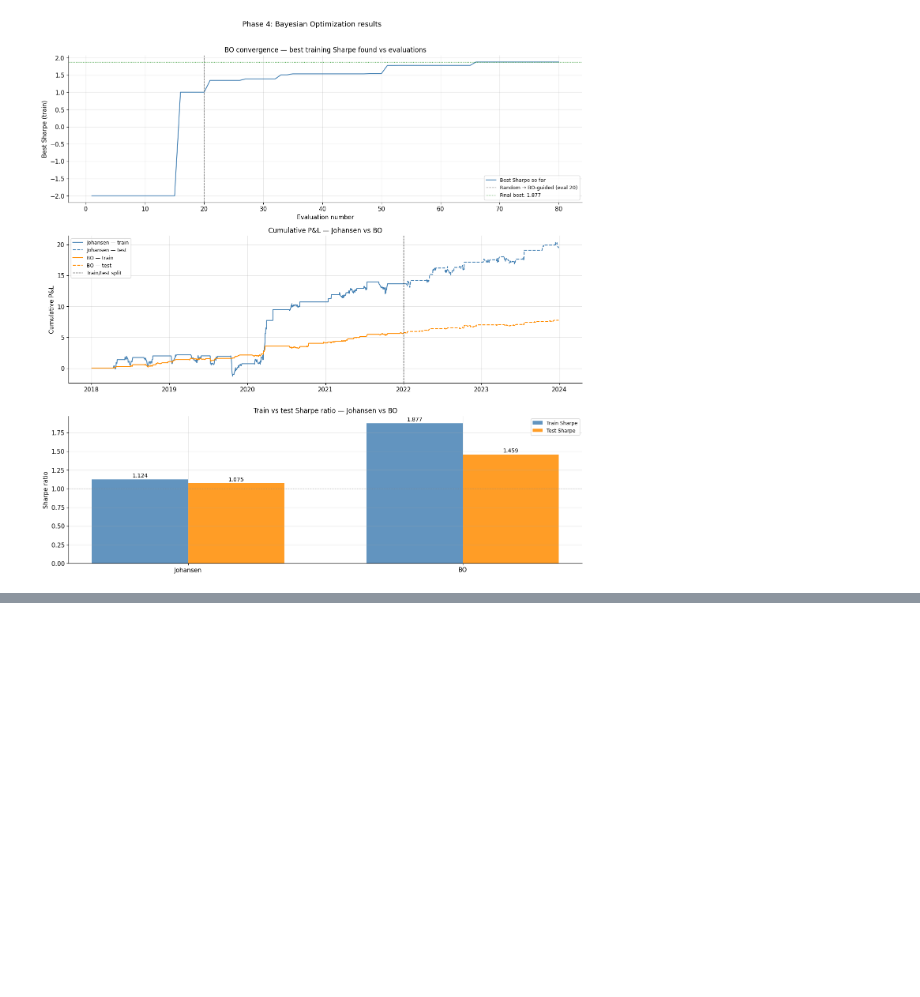
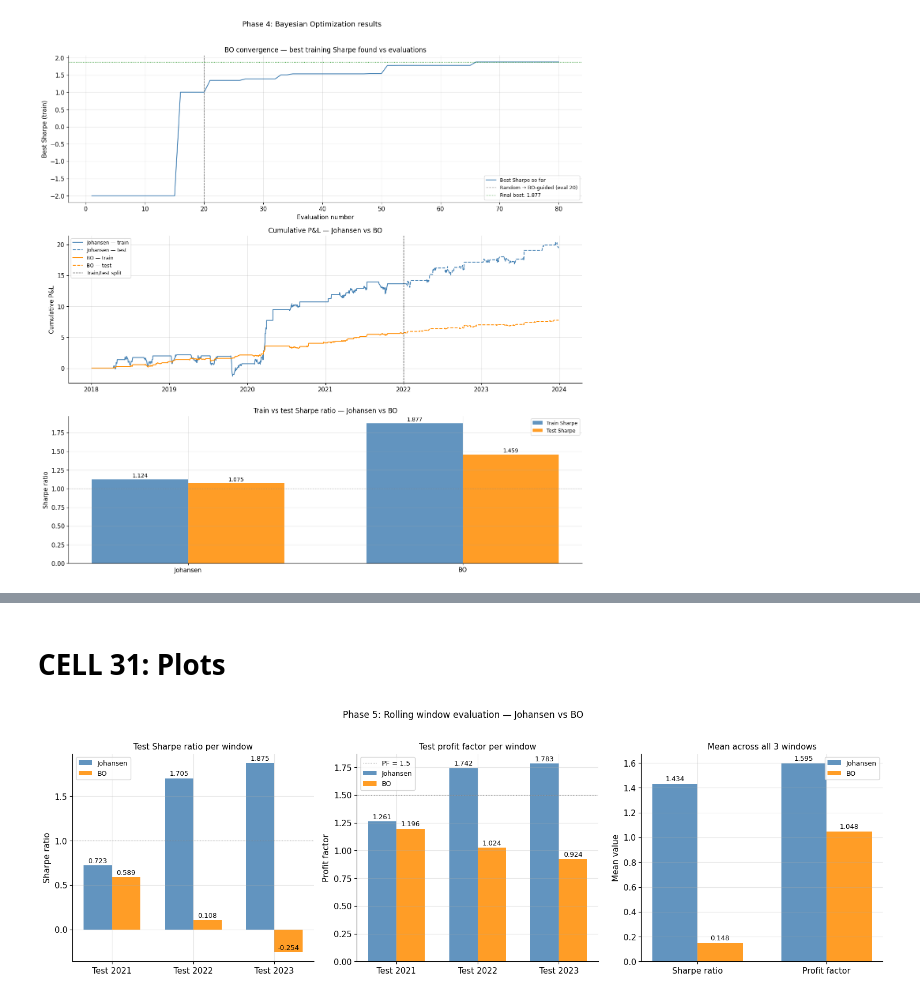
Before and after one commit to darpan-NITS/Basket_trading_bayesian_optimization, a Jupyter notebook: notebooks/basket_trading_bo.ipynb, the cells around one changed output, grey strips where cells are left out. Saved outputs shown, nothing was run; the diff lists cells and outputs as text; code cells hidden in the pictures; blank space fills up the shorter version.

```diff
--- a/notebooks/basket_trading_bo.ipynb
+++ b/notebooks/basket_trading_bo.ipynb
@@ -938,0 +1113,18 @@ plt.show()
+# %%
+import pandas as pd
+
+df = pd.DataFrame(all_results)
+
+print("\nPer-window test performance — Johansen vs BO")
+print("="*70)
+print(f"\n{'Win':>4} {'Test yr':>8} {'J Sharpe':>10} {'BO Sharpe':>10} "
+      f"{'J PF':>8} {'BO PF':>8} {'BO wins?':>10}")
+print("-"*70)
+
+for _, row in df.iterrows():
+    sharpe_win = "YES" if row.bo_sharpe > row.j_sharpe else "no"
+    pf_win     = "YES" if row.bo_pf    > row.j_pf    else "no"
+    print(f"  {int(row.window):>2}   {row.test_year:>8} "
+          f"  {row.j_sharpe:>8.3f}   {row.bo_sharpe:>8.3f} "
+          f"  {row.j_pf:>6.3f}   {row.bo_pf:>6.3f} "
+          f"  Sharpe:{sharpe_win} PF:{pf_win}")
@@ -939,3 +1188,63 @@ plt.show()
+# %% [markdown]
+# CELL 31: Plots
+# %%
+fig, axes = plt.subplots(1, 3, figsize=(16, 5))
+windows   = df.test_year.tolist()
+x         = np.arange(len(windows))
+w         = 0.35
+
+# ── Plot 1: Test Sharpe per window ────────────────────────────────────────────
+ax = axes[0]
+b1 = ax.bar(x - w/2, df.j_sharpe,  w, label='Johansen', color='steelblue',  alpha=0.85)
+b2 = ax.bar(x + w/2, df.bo_sharpe, w, label='BO',        color='darkorange', alpha=0.85)
+for bar in list(b1) + list(b2):
+    ax.text(bar.get_x() + bar.get_width()/2,
+            bar.get_height() + 0.01,
+            f'{bar.get_height():.3f}',
+            ha='center', va='bottom', fontsize=9)
+ax.axhline(1.0, color='gray', linestyle=':', linewidth=0.8)
+ax.set_title("Test Sharpe ratio per window", fontsize=11)
+ax.set_xticks(x); ax.set_xticklabels([f"Test {y}" for y in windows])
+ax.set_ylabel("Sharpe ratio"); ax.legend(fontsize=9)
+
+# ── Plot 2: Test profit factor per window ─────────────────────────────────────
+ax = axes[1]
+b1 = ax.bar(x - w/2, df.j_pf,  w, label='Johansen', color='steelblue',  alpha=0.85)
+b2 = ax.bar(x + w/2, df.bo_pf, w, label='BO',        color='darkorange', alpha=0.85)
+for bar in list(b1) + list(b2):
+    ax.text(bar.get_x() + bar.get_width()/2,
+            bar.get_height() + 0.01,
+            f'{bar.get_height():.3f}',
+            ha='center', va='bottom', fontsize=9)
+ax.axhline(1.5, color='gray', linestyle=':', linewidth=0.8, label='PF = 1.5')
+ax.set_title("Test profit factor per window", fontsize=11)
+ax.set_xticks(x); ax.set_xticklabels([f"Test {y}" for y in windows])
+ax.set_ylabel("Profit factor"); ax.legend(fontsize=9)
+
+# ── Plot 3: Mean summary comparison ───────────────────────────────────────────
+ax = axes[2]
+summary_metrics  = ['Sharpe ratio', 'Profit factor']
+j_means  = [df.j_sharpe.mean(), df.j_pf.mean()]
+bo_means = [df.bo_sharpe.mean(), df.bo_pf.mean()]
+xm = np.arange(len(summary_metrics))
+
+b1 = ax.bar(xm - w/2, j_means,  w, label='Johansen', color='steelblue',  alpha=0.85)
+b2 = ax.bar(xm + w/2, bo_means, w, label='BO',        color='darkorange', alpha=0.85)
+for bar in list(b1) + list(b2):
+    ax.text(bar.get_x() + bar.get_width()/2,
+            bar.get_height() + 0.01,
+            f'{bar.get_height():.3f}',
+            ha='center', va='bottom', fontsize=9)
+ax.set_title("Mean across all 3 windows", fontsize=11)
+ax.set_xticks(xm); ax.set_xticklabels(summary_metrics)
+ax.set_ylabel("Mean value"); ax.legend(fontsize=9)
+
+plt.suptitle("Phase 5: Rolling window evaluation — Johansen vs BO", fontsize=12, y=1.02)
+plt.tight_layout()
+plt.savefig("results/plots/06_rolling_window_comparison.png", dpi=150, bbox_inches='tight')
+plt.show()
+# %% [output]
+[figure, added]
 # %%
 # ── GitHub Sync and Push (Run at the very end) ───────────────────────────────
 import shutil
```
Also changed, not shown: parts of 18 cells of this notebook, 5 other files.
